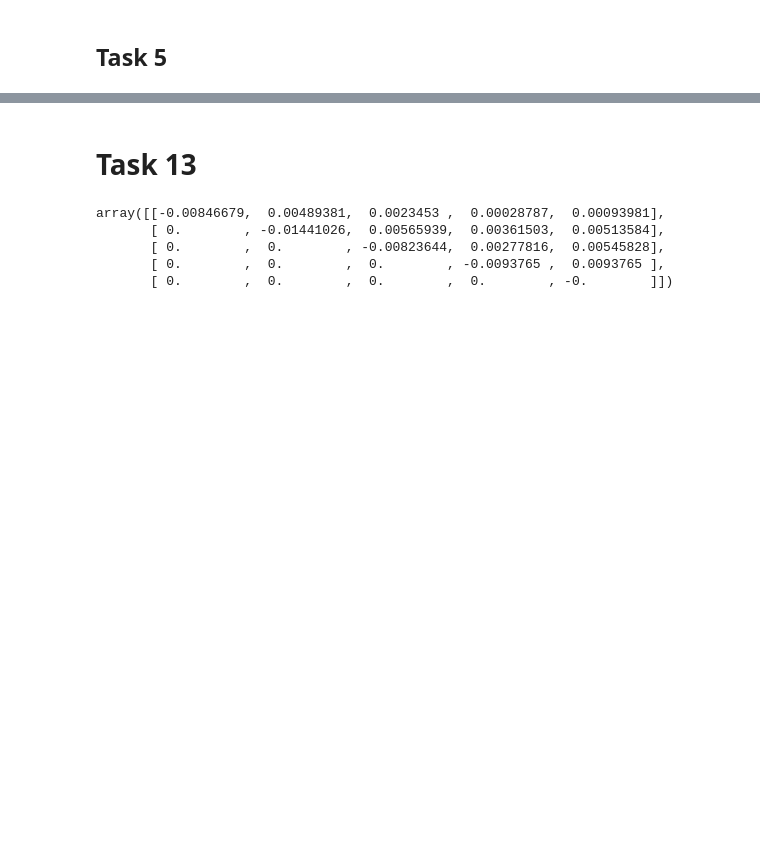
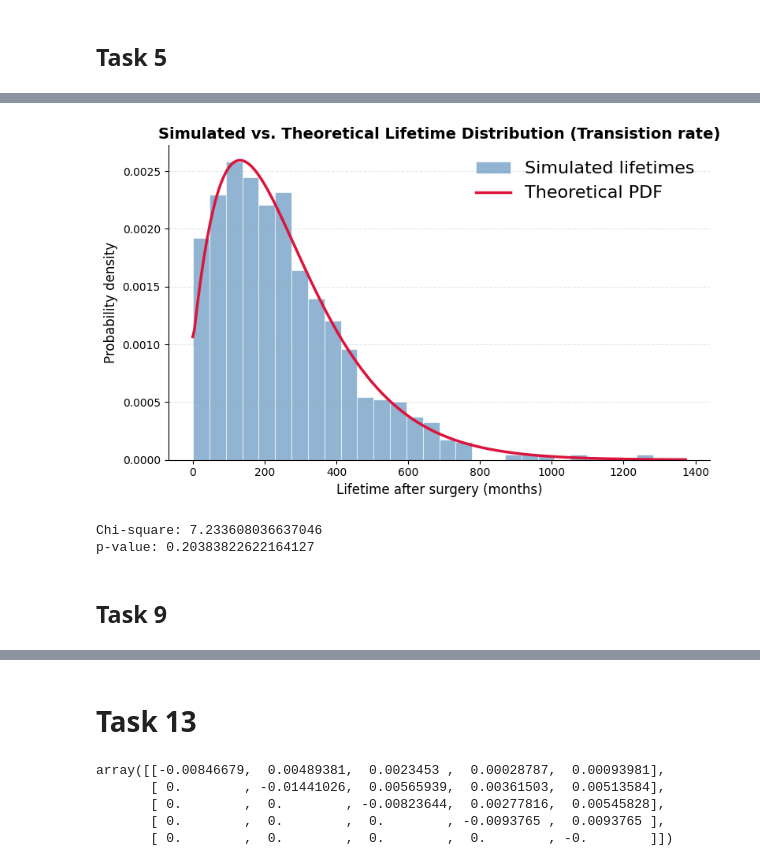
Before and after one commit to AgnesOlsen/02443_Stocastic_Simulation, a Jupyter notebook: Notebooks Project 1/Source_code.ipynb, the cells around one changed output, grey strips where cells are left out. Saved outputs shown, nothing was run; the diff lists cells and outputs as text; code cells hidden in the pictures; blank space fills up the shorter version.

```diff
--- a/Notebooks Project 1/Source_code.ipynb
+++ b/Notebooks Project 1/Source_code.ipynb
@@ -191,0 +465,77 @@ def control_variate(n,n_womens):
+# %%
+# Plot emperical and theorical distribution
+fig, ax = plt.subplots(figsize=(8, 5))
+
+# Histogram
+ax.hist(
+    life_time_rate,
+    bins=30,
+    density=True,
+    color="steelblue",
+    alpha=0.6,
+    edgecolor="white",
+    linewidth=0.8,
+    label="Simulated lifetimes",
+)
+
+# Theoretical PDF
+ax.plot(times, pdf,
+    color="crimson",
+    linewidth=2.5,
+    label="Theoretical PDF",
+)
+
+# Labels and formatting
+ax.set_xlabel("Lifetime after surgery (months)", fontsize=12)
+ax.set_ylabel("Probability density", fontsize=12)
+ax.set_title("Simulated vs. Theoretical Lifetime Distribution (Transistion rate)",
+             fontsize=14, weight="bold")
+
+ax.grid(axis="y", linestyle="--", alpha=0.3)
+ax.spines["top"].set_visible(False)
+ax.spines["right"].set_visible(False)
+
+ax.legend(frameon=False, fontsize = 16)
+
+plt.tight_layout()
+plt.show()
+# %% [output]
+[figure, added]
+# %%
+# Chi-square test
+
+bins = np.linspace(0, np.max(life_time_rate), 10)
+
+obs_counts, _ = np.histogram(life_time_rate, bins=bins)
+
+# Compute expected counts
+expected_counts = []
+
+for i in range(len(bins) - 1):
+    t1, t2 = bins[i], bins[i+1]
+
+    F1 = 1 - p0 @ scipy.linalg.expm(Qs * t1) @ np.ones(4)
+    F2 = 1 - p0 @ scipy.linalg.expm(Qs * t2) @ np.ones(4)
+
+    expected_counts.append(len(life_time_rate) * (F2 - F1))
+
+expected_counts = np.array(expected_counts)
+
+mask = expected_counts >= 5
+
+obs_counts = obs_counts[mask]
+expected_counts = expected_counts[mask]
+
+chi2_stat = np.sum((obs_counts - expected_counts)**2 / expected_counts)
+
+df = len(obs_counts) - 1
+
+p_value = 1 - stats.chi2.cdf(chi2_stat, df=df)
+
+print("Chi-square:", chi2_stat)
+print("p-value:", p_value)
+# %% [output]
+Chi-square: 7.233608036637046
+p-value: 0.20383822622164127
+# %% [markdown]
+## Task 9
```
Also changed, not shown: parts of 45 cells of this notebook, 1 other file.
